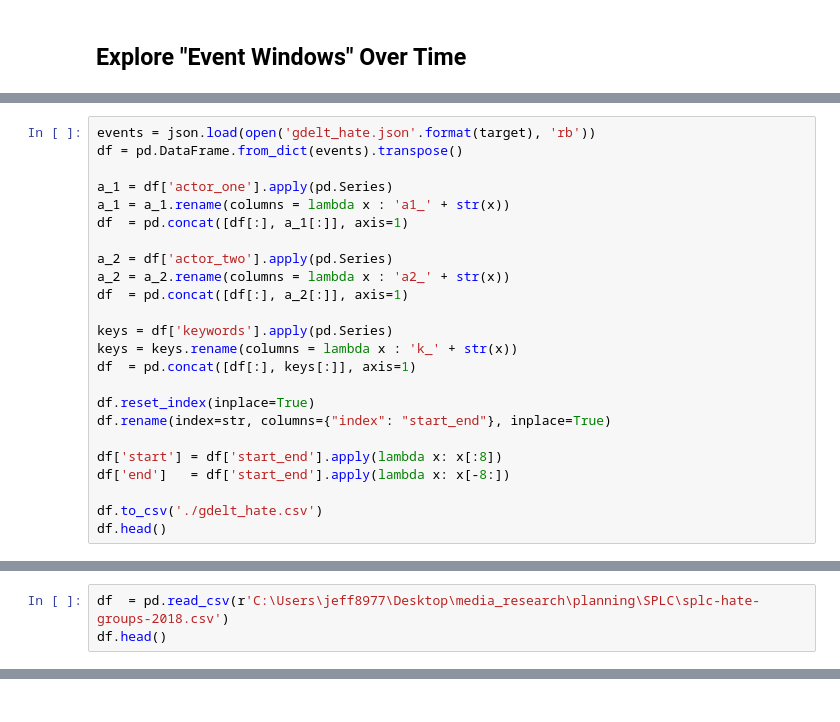
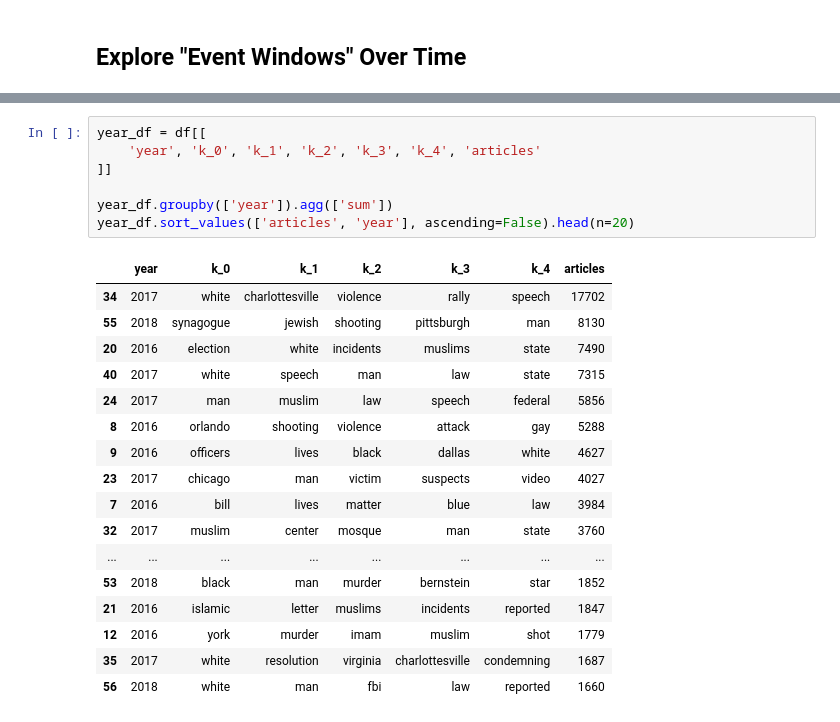
Before and after one commit to Jwmazzi/media_research, a Jupyter notebook: planning/GDELT Overview.ipynb, the cells around one changed output, grey strips where cells are left out. Drawn from its saved outputs; the diff is of its cells as text.

```diff
--- a/planning/GDELT Overview.ipynb
+++ b/planning/GDELT Overview.ipynb
@@ -100,24 +98,0 @@ df.head()
-# %%
-events = json.load(open('gdelt_hate.json'.format(target), 'rb'))
-df = pd.DataFrame.from_dict(events).transpose()
-
-a_1 = df['actor_one'].apply(pd.Series)
-a_1 = a_1.rename(columns = lambda x : 'a1_' + str(x))
-df  = pd.concat([df[:], a_1[:]], axis=1)
-
-a_2 = df['actor_two'].apply(pd.Series)
-a_2 = a_2.rename(columns = lambda x : 'a2_' + str(x))
-df  = pd.concat([df[:], a_2[:]], axis=1)
-
-keys = df['keywords'].apply(pd.Series)
-keys = keys.rename(columns = lambda x : 'k_' + str(x))
-df  = pd.concat([df[:], keys[:]], axis=1)
-
-df.reset_index(inplace=True)
-df.rename(index=str, columns={"index": "start_end"}, inplace=True)
-
-df['start'] = df['start_end'].apply(lambda x: x[:8])
-df['end']   = df['start_end'].apply(lambda x: x[-8:])
-
-df.to_csv('./gdelt_hate.csv')
-df.head()
@@ -134,3 +98,0 @@ df.head()
-# %%
-df  = pd.read_csv(r'C:\Users\jeff8977\Desktop\media_research\planning\SPLC\splc-hate-groups-2018.csv')
-df.head()
@@ -185,0 +145,25 @@ full_df.sort_values('Total_2018', ascending=0)
+# %%
+year_df = df[[
+    'year', 'k_0', 'k_1', 'k_2', 'k_3', 'k_4', 'articles'
+]]
+
+year_df.groupby(['year']).agg(['sum'])
+year_df.sort_values(['articles', 'year'], ascending=False).head(n=20)
+# %% [output]
+|  | year | k_0 | k_1 | k_2 | k_3 | k_4 | articles |
+| 34 | 2017 | white | charlottesville | violence | rally | speech | 17702 |
+| 55 | 2018 | synagogue | jewish | shooting | pittsburgh | man | 8130 |
+| 20 | 2016 | election | white | incidents | muslims | state | 7490 |
+| 40 | 2017 | white | speech | man | law | state | 7315 |
+| 24 | 2017 | man | muslim | law | speech | federal | 5856 |
+| 8 | 2016 | orlando | shooting | violence | attack | gay | 5288 |
+| 9 | 2016 | officers | lives | black | dallas | white | 4627 |
+| 23 | 2017 | chicago | man | victim | suspects | video | 4027 |
+| 7 | 2016 | bill | lives | matter | blue | law | 3984 |
+| 32 | 2017 | muslim | center | mosque | man | state | 3760 |
+| ... | ... | ... | ... | ... | ... | ... | ... |
+| 53 | 2018 | black | man | murder | bernstein | star | 1852 |
+| 21 | 2016 | islamic | letter | muslims | incidents | reported | 1847 |
+| 12 | 2016 | york | murder | imam | muslim | shot | 1779 |
+| 35 | 2017 | white | resolution | virginia | charlottesville | condemning | 1687 |
+| 56 | 2018 | white | man | fbi | law | reported | 1660 |
```
Also changed, not shown: parts of 19 cells of this notebook, 2 other files.
